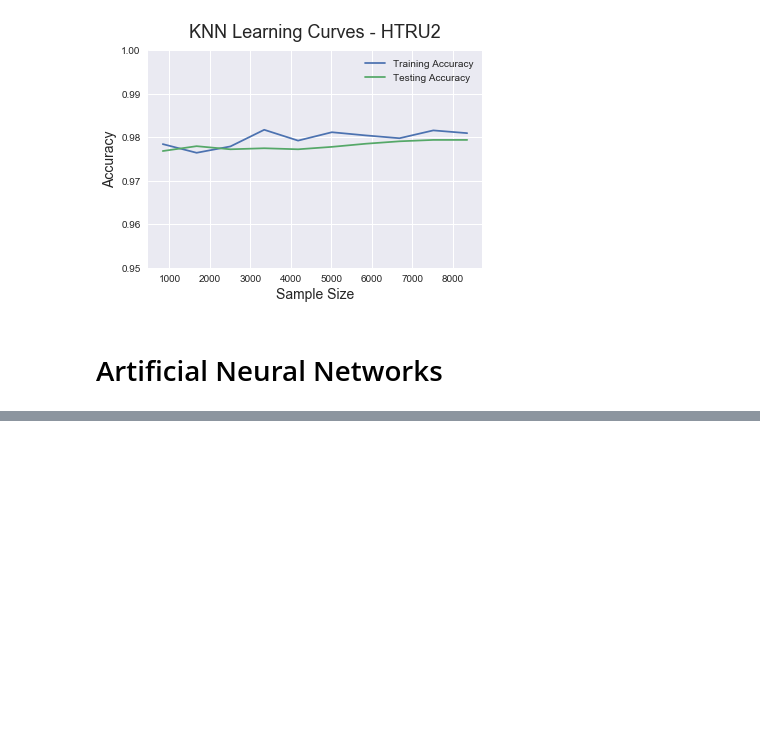
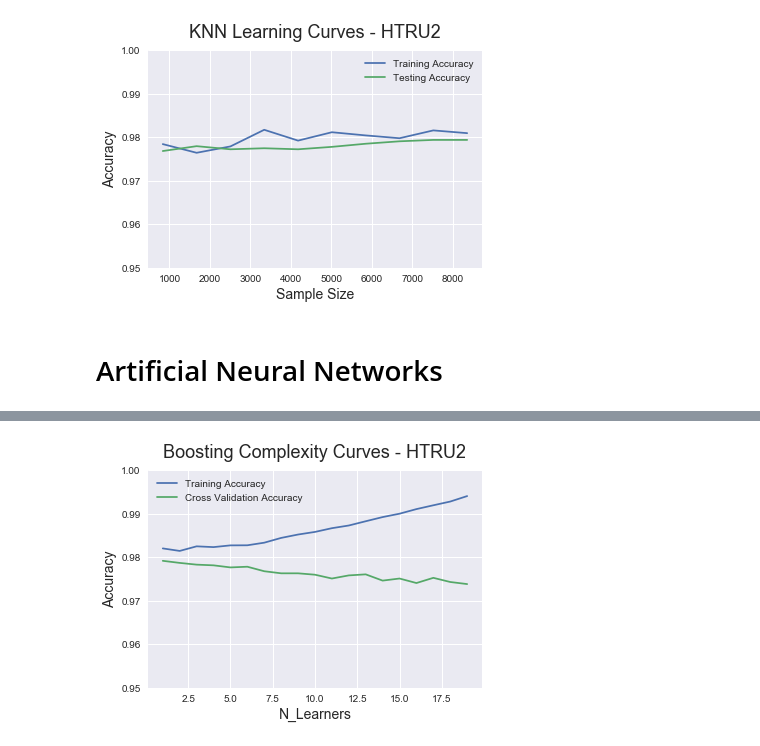
Before and after one commit to charlieaxle/cs7461_1, a Jupyter notebook: HTRU2.ipynb, the cells around one changed output, grey strips where cells are left out. Drawn from its saved outputs; the diff is of its cells as text; code cells hidden in the pictures; blank space fills up the shorter version.

Commit message:
Started boost

```diff
--- a/HTRU2.ipynb
+++ b/HTRU2.ipynb
@@ -258,0 +349,23 @@ plt.savefig("HTRU2_ANN_VC1.png",bbox_inches="tight")
+# %%
+train_scores, valid_scores = validation_curve(AdaBoostClassifier(tree.DecisionTreeClassifier(max_depth=4)),X=X_train,y=y_train, param_name='n_estimators',
+                                             param_range=range(1,20),cv=5)
+# %%
+train_scores_mean = train_scores.mean(axis=1)
+valid_scores_mean = valid_scores.mean(axis=1)
+# %%
+plt.plot(range(1,20),train_scores_mean, label="Training Accuracy")
+plt.plot(range(1,20),valid_scores_mean, label ="Cross Validation Accuracy")
+#plt.fill_between(train_sizes, train_scores_avg - train_scores_std, train_scores_avg + train_scores_std,
+#                 alpha=0.1, color="b")
+#plt.fill_between(train_sizes, test_scores_avg - test_scores_std, test_scores_avg + test_scores_std,
+#                 alpha=0.1, color="g")
+
+plt.ylabel('Accuracy', fontsize = 14)
+plt.xlabel('N_Learners', fontsize = 14)
+plt.title('Boosting Complexity Curves - HTRU2', fontsize = 18, y = 1.03)
+plt.legend()
+plt.ylim(0.95,1.)
+
+plt.savefig("HTRU2_BOOST_VC1.png",bbox_inches="tight")
+# %% [output]
+[figure, added]
```
Also changed, not shown: parts of 25 cells of this notebook, 10 other files.
